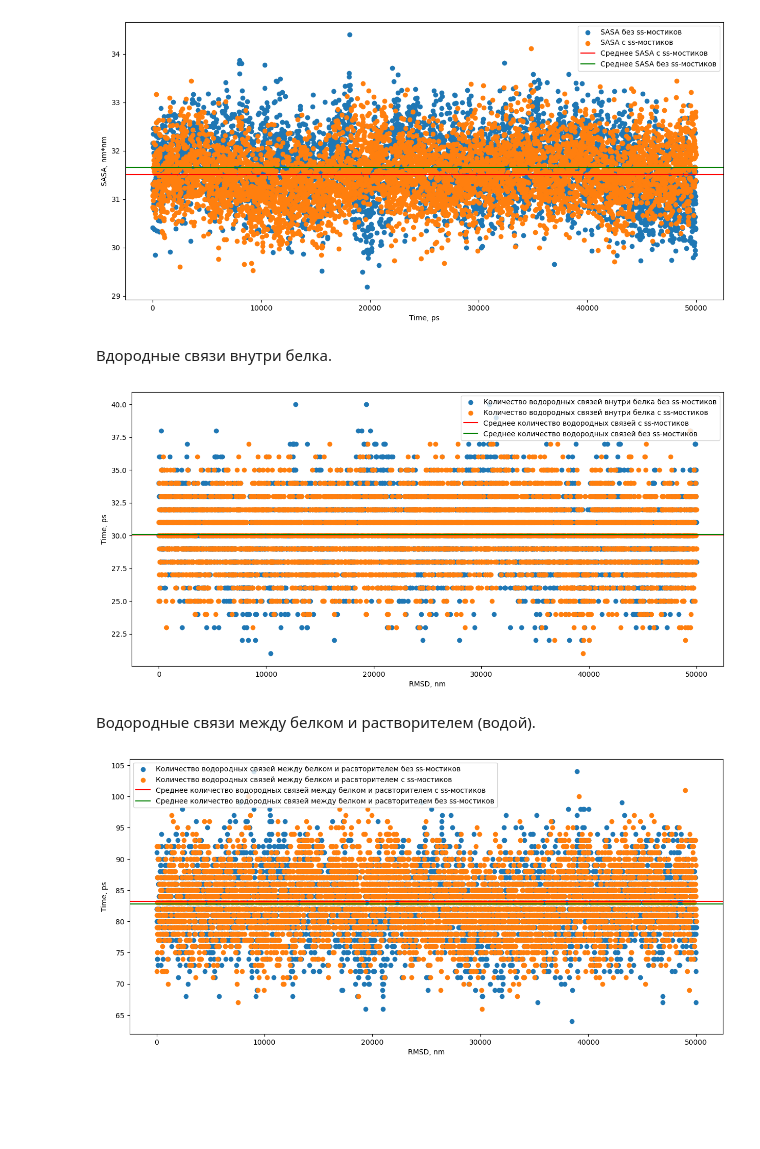
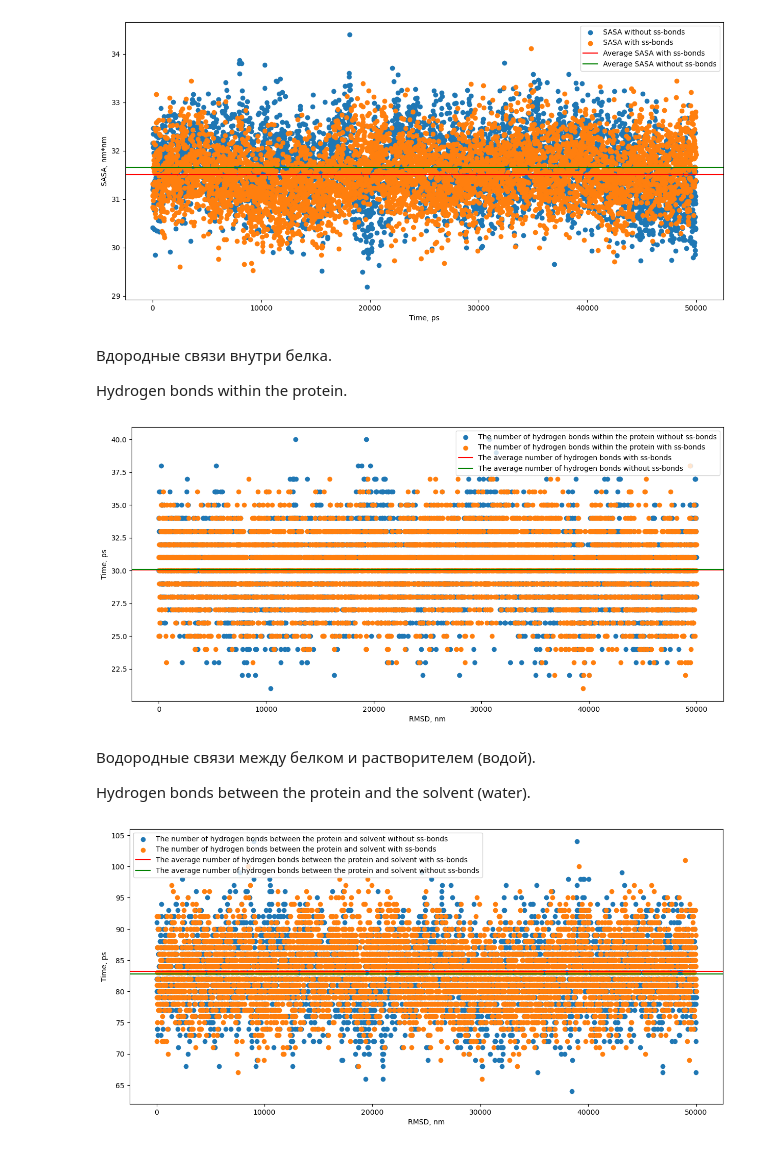
Before and after one commit to MVVdovina/BIOCAD_structural_biology, a Jupyter notebook: analysis/Trajectory_analysis.ipynb, the cells around one changed output. Saved outputs shown, nothing was run; the diff lists cells and outputs as text; code cells hidden in the pictures; blank space fills up the shorter version.

```diff
--- a/analysis/Trajectory_analysis.ipynb
+++ b/analysis/Trajectory_analysis.ipynb
@@ -94,7 +96,7 @@ plt.show()
 Rg
 # %%
 # with ss-bridges
-file_path_with = f'./with/gyr_with.xvg'
+file_path_with = f'./withss/gyr_with.xvg'
 with open(file_path_with, 'r') as file:
     lines = file.readlines()
 data_start_line = None
@@ -107,7 +109,7 @@ rms_with.columns = ['Time, ps','Rg','RgX', 'RgY', 'RgZ']
 
 
 # without ss-bridges
-file_path_no = f'./no/gyr_no.xvg'
+file_path_no = f'./noss/gyr_no.xvg'
 with open(file_path_with, 'r') as file:
     lines = file.readlines()
 data_start_line = None
@@ -120,10 +122,10 @@ rms_no = pd.read_csv(file_path_no, sep=r'\s+', skiprows=data_start_line, header=
 rms_no.columns =  ['Time, ps','Rg','RgX', 'RgY', 'RgZ']
 
 plt.figure(figsize=(15, 7))
-plt.scatter(rms_with['Time, ps'], rms_no['Rg'], label='Rg без ss-мостиков')
-plt.scatter(rms_with['Time, ps'], rms_with['Rg'], label='Rg с ss-мостиков')
-plt.axhline(y=rms_with['Rg'].mean(), color = 'red', label='Среднее Rg с ss-мостиков')
-plt.axhline(y=rms_no['Rg'].mean(), color = 'green', label='Среднее Rg без ss-мостиков')
+plt.scatter(rms_with['Time, ps'], rms_no['Rg'], label='Rg without ss-bonds')
+plt.scatter(rms_with['Time, ps'], rms_with['Rg'], label='Rg with ss-bonds')
+plt.axhline(y=rms_with['Rg'].mean(), color = 'red', label='Average Rg with ss-bonds')
+plt.axhline(y=rms_no['Rg'].mean(), color = 'green', label='Average Rg without ss-bonds')
 plt.xlabel('RMSD, nm')
 plt.ylabel('Time, ps')
 plt.legend()
@@ -134,7 +136,7 @@ plt.show()
 SASA
 # %%
 # with ss-bridges
-file_path_with = f'./with/sasa_with.xvg'
+file_path_with = f'./withss/sasa_with.xvg'
 with open(file_path_with, 'r') as file:
     lines = file.readlines()
 data_start_line = None
@@ -147,7 +149,7 @@ rms_with.columns = ['Time, ps','SASA']
 
 
 # without ss-bridges
-file_path_no = f'./no/sasa_no.xvg'
+file_path_no = f'./noss/sasa_no.xvg'
 with open(file_path_with, 'r') as file:
     lines = file.readlines()
 data_start_line = None
@@ -160,10 +162,10 @@ rms_no = pd.read_csv(file_path_no, sep=r'\s+', skiprows=data_start_line, header=
 rms_no.columns =  ['Time, ps','SASA']
 
 plt.figure(figsize=(15, 7))
-plt.scatter(rms_with['Time, ps'], rms_no['SASA'], label='SASA без ss-мостиков')
-plt.scatter(rms_with['Time, ps'], rms_with['SASA'], label='SASA с ss-мостиков')
-plt.axhline(y=rms_with['SASA'].mean(), color = 'red', label='Среднее SASA с ss-мостиков')
-plt.axhline(y=rms_no['SASA'].mean(), color = 'green', label='Среднее SASA без ss-мостиков')
+plt.scatter(rms_with['Time, ps'], rms_no['SASA'], label='SASA without ss-bonds')
+plt.scatter(rms_with['Time, ps'], rms_with['SASA'], label='SASA with ss-bonds')
+plt.axhline(y=rms_with['SASA'].mean(), color = 'red', label='Average SASA with ss-bonds')
+plt.axhline(y=rms_no['SASA'].mean(), color = 'green', label='Average SASA without ss-bonds')
 plt.xlabel('Time, ps')
 plt.ylabel('SASA, nm*nm')
 plt.legend()
@@ -172,51 +174,55 @@ plt.show()
 [figure]
 # %% [markdown]
 Вдородные связи внутри белка.
+
+Hydrogen bonds within the protein.
 # %%
 # with ss-bridges
-file_path_with = f'./with/hboond_with_pr.xvg'
+file_path_with = f'./withss/hboond_with_pr.xvg'
 with open(file_path_with, 'r') as file:
     lines = file.readlines()
 data_start_line = None
 for line_index, line in enumerate(lines):
     if not line.startswith('#') and not line.startswith('@'):
         data_start_line = line_index
         break
 rms_with = pd.read_csv(file_path_with, sep=r'\s+', skiprows=data_start_line, header=None)
 rms_with.drop(columns=rms_with.columns[2], inplace = True)
 rms_with.columns = ['Time, ps','hbonds']
 
 
 # without ss-bridges
-file_path_no = f'./no/hboond_no_pr.xvg'
+file_path_no = f'./noss/hboond_no_pr.xvg'
 with open(file_path_with, 'r') as file:
     lines = file.readlines()
 data_start_line = None
 for line_index, line in enumerate(lines):
     if not line.startswith('#') and not line.startswith('@'):
         data_start_line = line_index
         break
 
 rms_no = pd.read_csv(file_path_no, sep=r'\s+', skiprows=data_start_line, header=None)
 rms_no.drop(columns=rms_no.columns[2], inplace = True)
 rms_no.columns =  ['Time, ps','hbonds']
 
 plt.figure(figsize=(15, 7))
-plt.scatter(rms_with['Time, ps'], rms_no['hbonds'], label='Количество водородных связей внутри белка без ss-мостиков')
-plt.scatter(rms_with['Time, ps'], rms_with['hbonds'], label='Количество водородных связей внутри белка с ss-мостиков')
-plt.axhline(y=rms_with['hbonds'].mean(), color = 'red', label='Среднее количество водородных связей с ss-мостиков')
-plt.axhline(y=rms_no['hbonds'].mean(), color = 'green', label='Среднее количество водородных связей без ss-мостиков')
+plt.scatter(rms_with['Time, ps'], rms_no['hbonds'], label='The number of hydrogen bonds within the protein without ss-bonds')
+plt.scatter(rms_with['Time, ps'], rms_with['hbonds'], label='The number of hydrogen bonds within the protein with ss-bonds')
+plt.axhline(y=rms_with['hbonds'].mean(), color = 'red', label='The average number of hydrogen bonds with ss-bonds')
+plt.axhline(y=rms_no['hbonds'].mean(), color = 'green', label='The average number of hydrogen bonds without ss-bonds')
 plt.xlabel('RMSD, nm')
 plt.ylabel('Time, ps')
 plt.legend()
 plt.show()
 # %% [output]
-[figure, old version]
+[figure, new version]
 # %% [markdown]
 Водородные связи между белком и растворителем (водой).
+
+Hydrogen bonds between the protein and the solvent (water).
 # %%
 # with ss-bridges
-file_path_with = f'./with/hboond_with_pr_s.xvg'
+file_path_with = f'./withss/hboond_with_pr_s.xvg'
 with open(file_path_with, 'r') as file:
     lines = file.readlines()
 data_start_line = None
@@ -230,7 +236,7 @@ rms_with.columns = ['Time, ps','hbonds']
 
 
 # without ss-bridges
-file_path_no = f'./no/hboond_no_pr_s.xvg'
+file_path_no = f'./noss/hboond_no_pr_s.xvg'
 with open(file_path_with, 'r') as file:
     lines = file.readlines()
 data_start_line = None
@@ -243,13 +249,13 @@ rms_no.drop(columns=rms_no.columns[2], inplace = True)
 rms_no.columns =  ['Time, ps','hbonds']
 
 plt.figure(figsize=(15, 7))
-plt.scatter(rms_with['Time, ps'], rms_no['hbonds'], label='Количество водородных связей между белком и расвторителем без ss-мостиков')
-plt.scatter(rms_with['Time, ps'], rms_with['hbonds'], label='Количество водородных связей между белком и расвторителем с ss-мостиков')
-plt.axhline(y=rms_with['hbonds'].mean(), color = 'red', label='Среднее количество водородных связей между белком и расвторителем с ss-мостиков')
-plt.axhline(y=rms_no['hbonds'].mean(), color = 'green', label='Среднее количество водородных связей между белком и расвторителем без ss-мостиков')
+plt.scatter(rms_with['Time, ps'], rms_no['hbonds'], label='The number of hydrogen bonds between the protein and solvent without ss-bonds')
+plt.scatter(rms_with['Time, ps'], rms_with['hbonds'], label='The number of hydrogen bonds between the protein and solvent with ss-bonds')
+plt.axhline(y=rms_with['hbonds'].mean(), color = 'red', label='The average number of hydrogen bonds between the protein and solvent with ss-bonds')
+plt.axhline(y=rms_no['hbonds'].mean(), color = 'green', label='The average number of hydrogen bonds between the protein and solvent without ss-bonds')
 plt.xlabel('RMSD, nm')
 plt.ylabel('Time, ps')
 plt.legend()
 plt.show()
 # %% [output]
-[figure, old version]
+[figure, new version]
```
Also changed, not shown: parts of 3 cells of this notebook, 3 other files.
